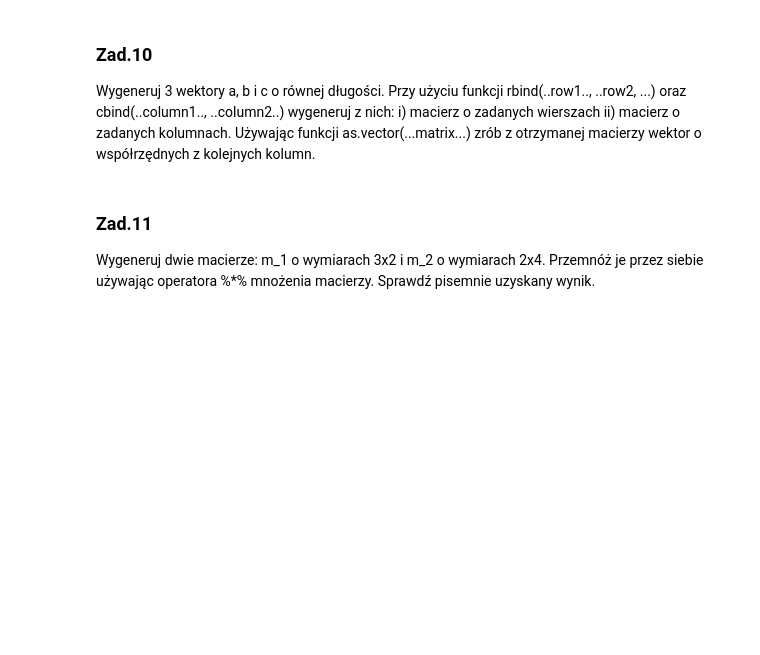
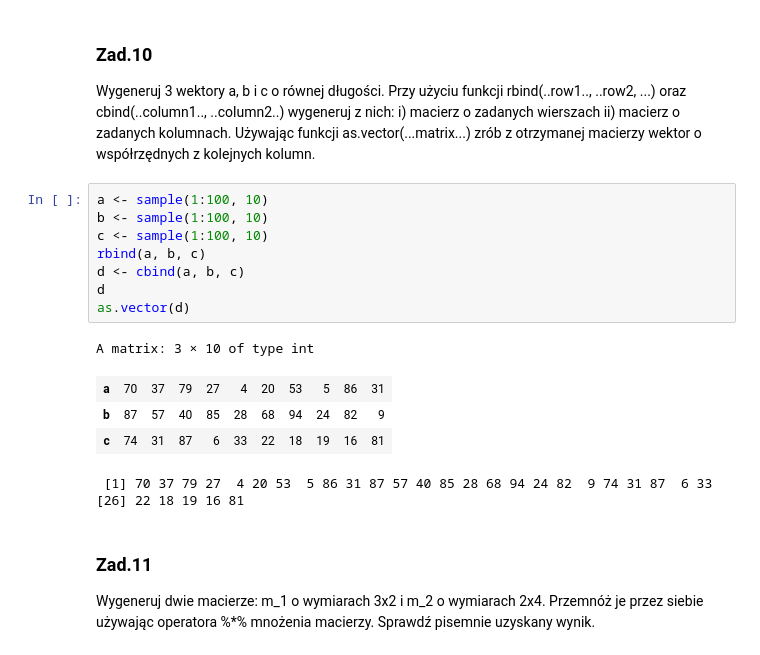
Before and after one commit to 30james00/pollub_R, a Jupyter notebook: Lab2.ipynb, the cells around one changed output. Drawn from its saved outputs; the diff is of its cells as text; blank space fills up the shorter version.

```diff
--- a/Lab2.ipynb
+++ b/Lab2.ipynb
@@ -185,6 +270,21 @@ i) macierz o zadanych wierszach
 ii) macierz o zadanych kolumnach.
 Używając funkcji as.vector(...matrix...) zrób z otrzymanej macierzy wektor o współrzędnych z
 kolejnych kolumn.
+# %%
+a <- sample(1:100, 10)
+b <- sample(1:100, 10)
+c <- sample(1:100, 10)
+rbind(a, b, c)
+d <- cbind(a, b, c)
+d
+as.vector(d)
+# %% [output]
+A matrix: 3 × 10 of type int
+| a | 70 | 37 | 79 | 27 | 4 | 20 | 53 | 5 | 86 | 31 |
+| b | 87 | 57 | 40 | 85 | 28 | 68 | 94 | 24 | 82 | 9 |
+| c | 74 | 31 | 87 | 6 | 33 | 22 | 18 | 19 | 16 | 81 |
+ [1] 70 37 79 27  4 20 53  5 86 31 87 57 40 85 28 68 94 24 82  9 74 31 87  6 33
+[26] 22 18 19 16 81
 # %% [markdown]
 ### Zad.11
 Wygeneruj dwie macierze: m_1 o wymiarach 3x2 i m_2 o wymiarach 2x4. Przemnóż je przez siebie
```
Also changed, not shown: parts of 12 cells of this notebook.
